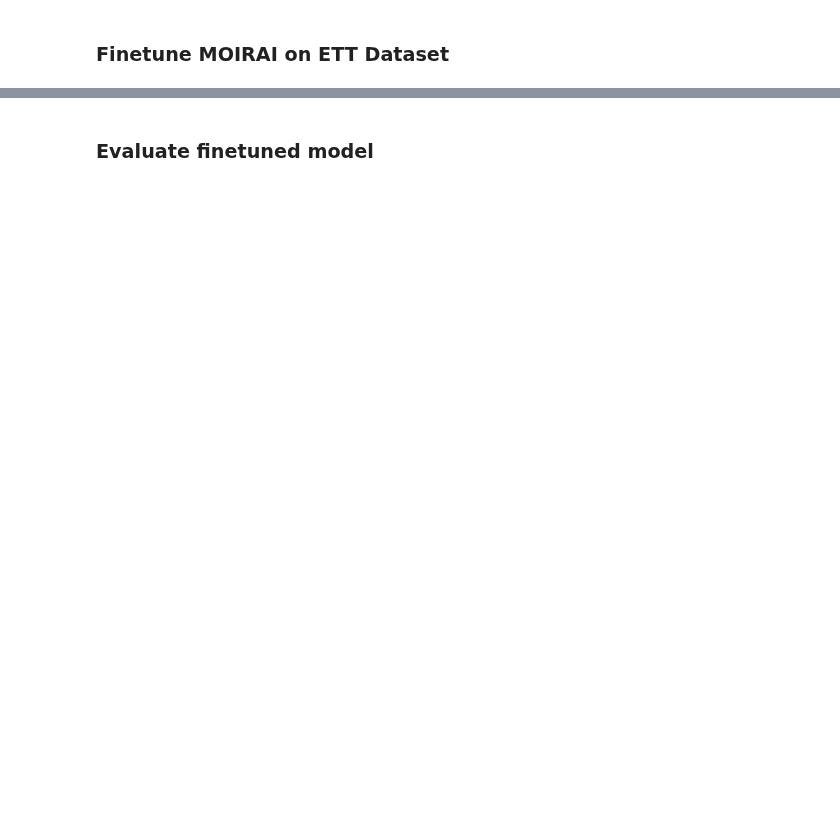
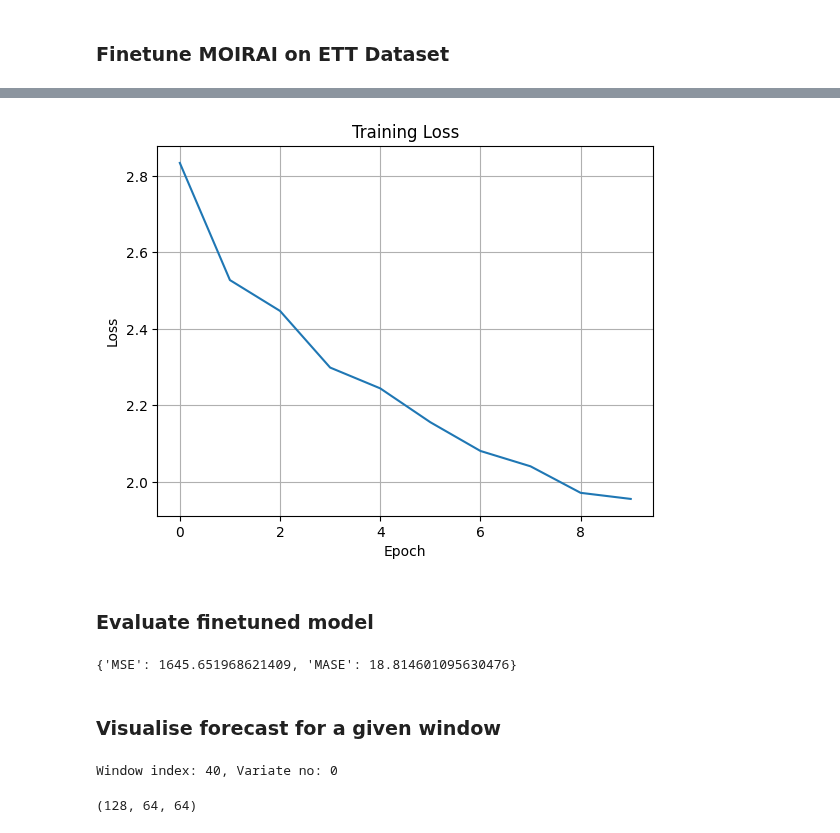
Before and after one commit to AdityaLab/Samay, a Jupyter notebook: example/moirai.ipynb, the cells around one changed output, grey strips where cells are left out. Cells and saved outputs as stored; diff of their text form; code cells hidden in the pictures; blank space fills up the shorter version.

```diff
--- a/example/moirai.ipynb
+++ b/example/moirai.ipynb
@@ -167,4 +210,5 @@ train_dataset = MoiraiDataset(
 ft_kwargs = {"batch_size": torch_config["train_dataloader"]["batch_size"], "max_epochs": torch_config["trainer"]["max_epochs"], "seed": torch_config["seed"],
              "tf32": torch_config["tf32"], "mod_torch": {k:v for k,v in torch_config["trainer"].items() if k != "_target_" and type(v) not in [dict, list]}}
 # %%
-finetuned = moirai_model.finetune(train_dataset, **ft_kwargs)
+moirai_model.finetune(train_dataset, **ft_kwargs)
+# %% [output]
@@ -171,6 +227,25 @@ finetuned = moirai_model.finetune(train_dataset, **ft_kwargs)
+[figure, added]
 # %% [markdown]
 ### Evaluate finetuned model
 # %%
-moirai_model.model = finetuned
-eval_results, trues, preds, histories = moirai_model.evaluate(test_dataset, metrics=["MSE", "MASE"])
+eval_results, trues, preds, histories = moirai_model.evaluate(test_dataset, metrics=["MSE", "MASE"],zero_shot=False)
 print(eval_results)
+# %% [output]
+{'MSE': 1645.651968621409, 'MASE': 18.814601095630476}
+# %% [markdown]
+### Visualise forecast for a given window
+# %%
+random.seed(42)
+window_index = random.randint(0, len(histories) - 1)
+variate_no = random.randint(0, histories[window_index].shape[0] - 1)
+print(f"Window index: {window_index}, Variate no: {variate_no}")
+# %% [output]
+Window index: 40, Variate no: 0
+# %%
+history = histories[window_index][variate_no, -config["context_len"]:]
+true = trues[window_index][variate_no, :]
+pred = preds[window_index][variate_no, :]
+
+len(history), len(true), len(pred)
+# %% [output]
+(128, 64, 64)
```
Also changed, not shown: parts of 13 cells of this notebook.
